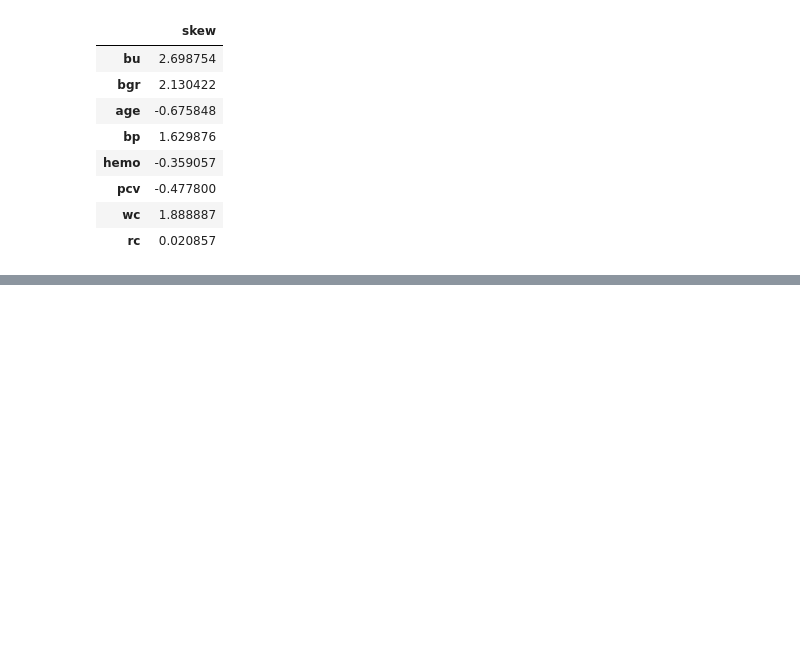
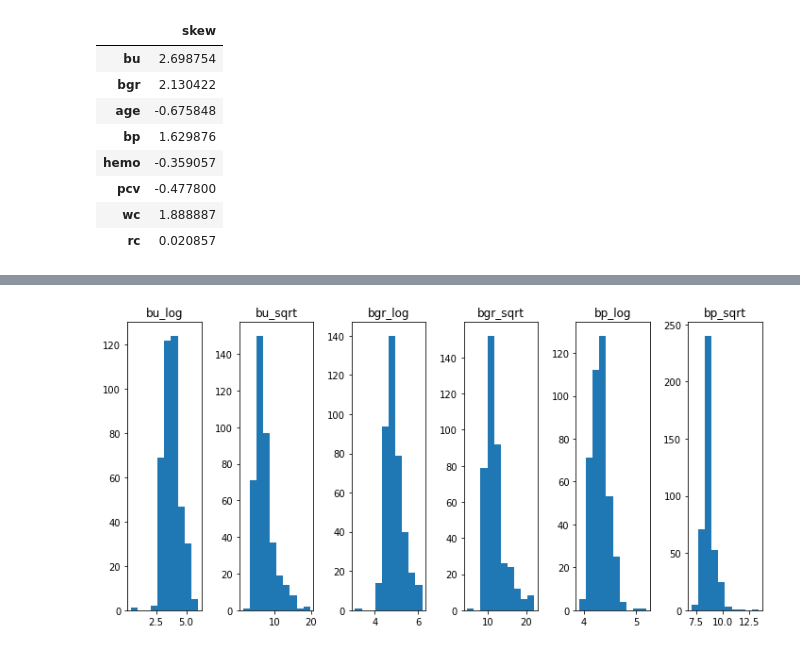
Before and after one commit to TaeMD/ML-projects, a Jupyter notebook: Predicting_CKD.ipynb, the cells around one changed output, grey strips where cells are left out. Cells and saved outputs as stored; diff of their text form; code cells hidden in the pictures; blank space fills up the shorter version.

```diff
--- a/Predicting_CKD.ipynb
+++ b/Predicting_CKD.ipynb
@@ -1152,3 +1152,12 @@ df_new2[['bu', 'bgr', 'age', 'bp', 'hemo', 'pcv', 'wc', 'rc']].agg(['skew']).T
 | pcv | -0.477800 |
 | wc | 1.888887 |
 | rc | 0.020857 |
+# %%
+df_new['bu_log']= np.log(df_new['bu'])
+df_new['bu_sqrt'] = np.sqrt(df_new['bu'])
+# %%
+df_new['bgr_log']= np.log(df_new['bgr'])
+df_new['bgr_sqrt'] = np.sqrt(df_new['bgr'])
+# %%
+df_new['bp_log']= np.log(df_new['bp'])
+df_new['bp_sqrt'] = np.sqrt(df_new['bp'])
@@ -1154,0 +1174,11 @@ df_new2[['bu', 'bgr', 'age', 'bp', 'hemo', 'pcv', 'wc', 'rc']].agg(['skew']).T
+# %%
+fig, axs = plt.subplots (1,6, figsize = (10,5))
+axs = axs.ravel()
+n = 0
+for i in ['bu_log','bu_sqrt', 'bgr_log','bgr_sqrt', 'bp_log','bp_sqrt']:
+  axs[n].hist(df_new[i])
+  axs[n].set_title(i)
+  plt.tight_layout()
+  n = n +1
+# %% [output]
+[figure, added]
```
Also changed, not shown: parts of 21 cells of this notebook.
